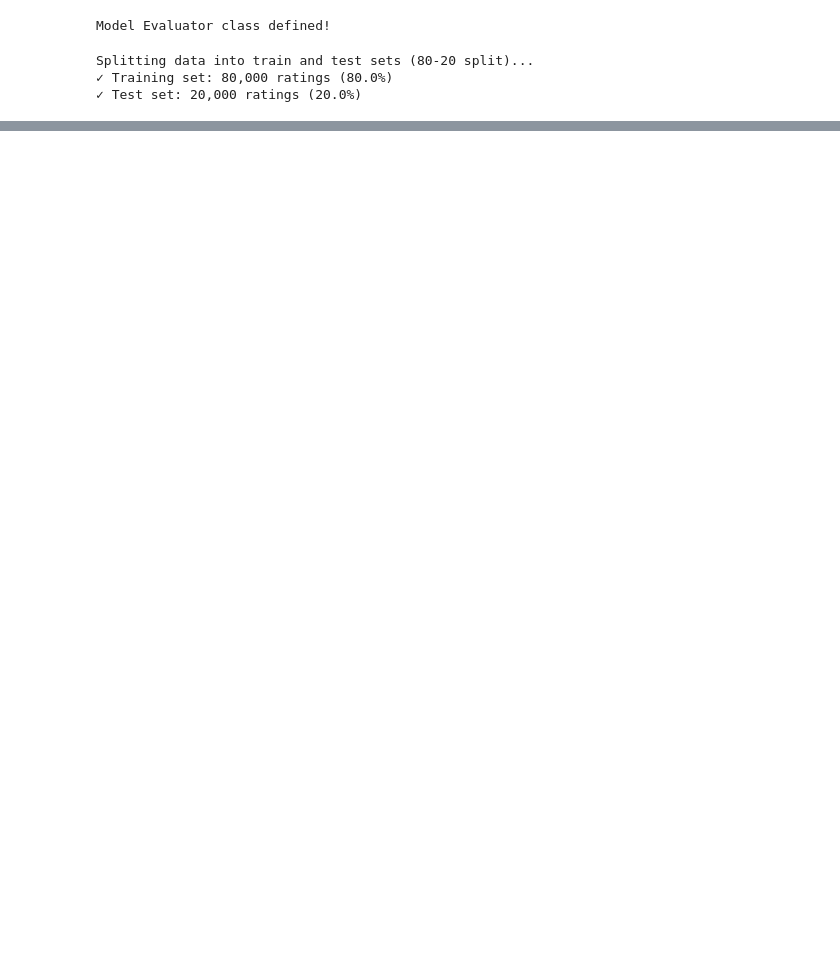
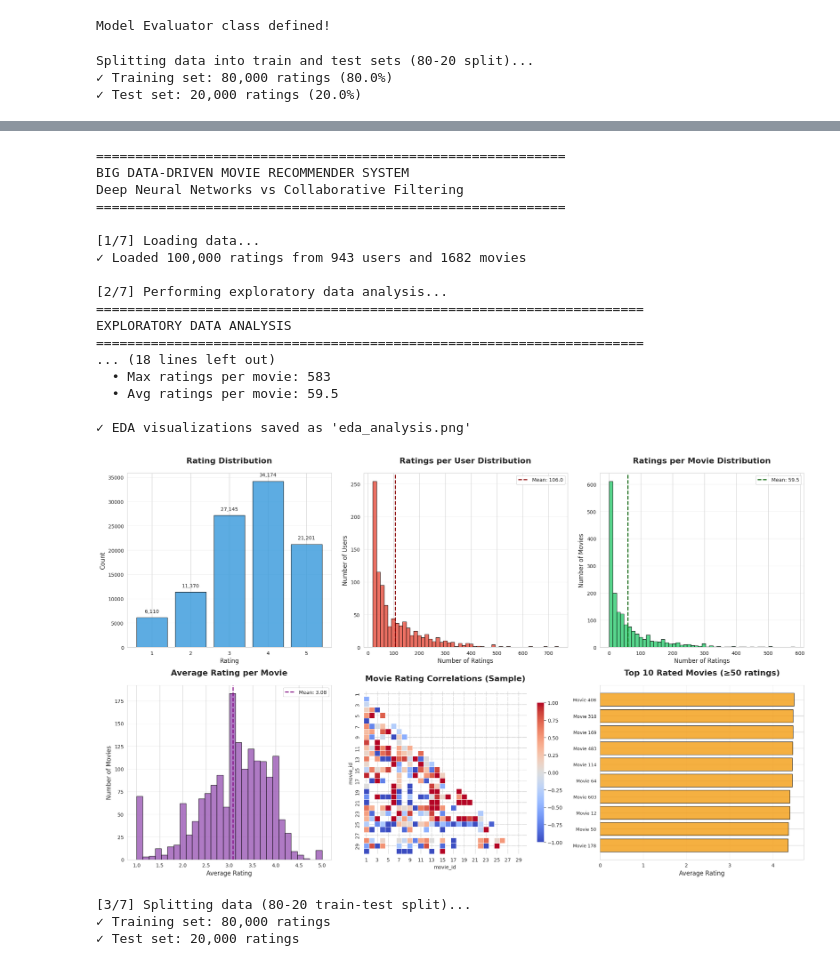
Before and after one commit to Siphephelo-dev/DataScienceProject, a Jupyter notebook: DataScienceProject.ipynb, the cells around one changed output, grey strips where cells are left out. Drawn from its saved outputs; the diff is of its cells as text; code cells hidden in the pictures; blank space fills up the shorter version.

```diff
--- a/DataScienceProject.ipynb
+++ b/DataScienceProject.ipynb
@@ -622,0 +751,27 @@ Epoch 20/20
+# %%
+def main():
+    """Main execution function"""
+    print("\n" + "=" * 60)
+    print("BIG DATA-DRIVEN MOVIE RECOMMENDER SYSTEM")
+    print("Deep Neural Networks vs Collaborative Filtering")
+    print("=" * 60)
+
+    # 1. Load and preprocess data
+    print("\n[1/7] Loading data...")
+    loader = DataLoader()
+    ratings, movies = loader.load_data()
+    ratings, user_to_idx, movie_to_idx, idx_to_movie = loader.preprocess(ratings)
+
+    n_users = len(user_to_idx)
+    n_movies = len(movie_to_idx)
+    print(f"✓ Loaded {len(ratings):,} ratings from {n_users} users and {n_movies} movies")
+
+    # 2. EDA
+    print("\n[2/7] Performing exploratory data analysis...")
+    exploratory_data_analysis(ratings, movies)
+
+    # 3. Split data
+    print("\n[3/7] Splitting data (80-20 train-test split)...")
+    train_data, test_data = train_test_split(ratings, test_size=0.2, random_state=42)
+    print(f"✓ Training set: {len(train_data):,} ratings")
+    print(f"✓ Test set: {len(test_data):,} ratings")
@@ -622,0 +922,25 @@ Epoch 20/20
+# %%
+if __name__ == "__main__":
+    main()
+# %% [output]
+============================================================
+BIG DATA-DRIVEN MOVIE RECOMMENDER SYSTEM
+Deep Neural Networks vs Collaborative Filtering
+============================================================
+
+[1/7] Loading data...
+✓ Loaded 100,000 ratings from 943 users and 1682 movies
+
+[2/7] Performing exploratory data analysis...
+======================================================================
+EXPLORATORY DATA ANALYSIS
+======================================================================
+... (18 lines left out)
+  • Max ratings per movie: 583
+  • Avg ratings per movie: 59.5
+
+✓ EDA visualizations saved as 'eda_analysis.png'
+[figure, added]
+[3/7] Splitting data (80-20 train-test split)...
+✓ Training set: 80,000 ratings
+✓ Test set: 20,000 ratings
```
Also changed, not shown: parts of 12 cells of this notebook.
